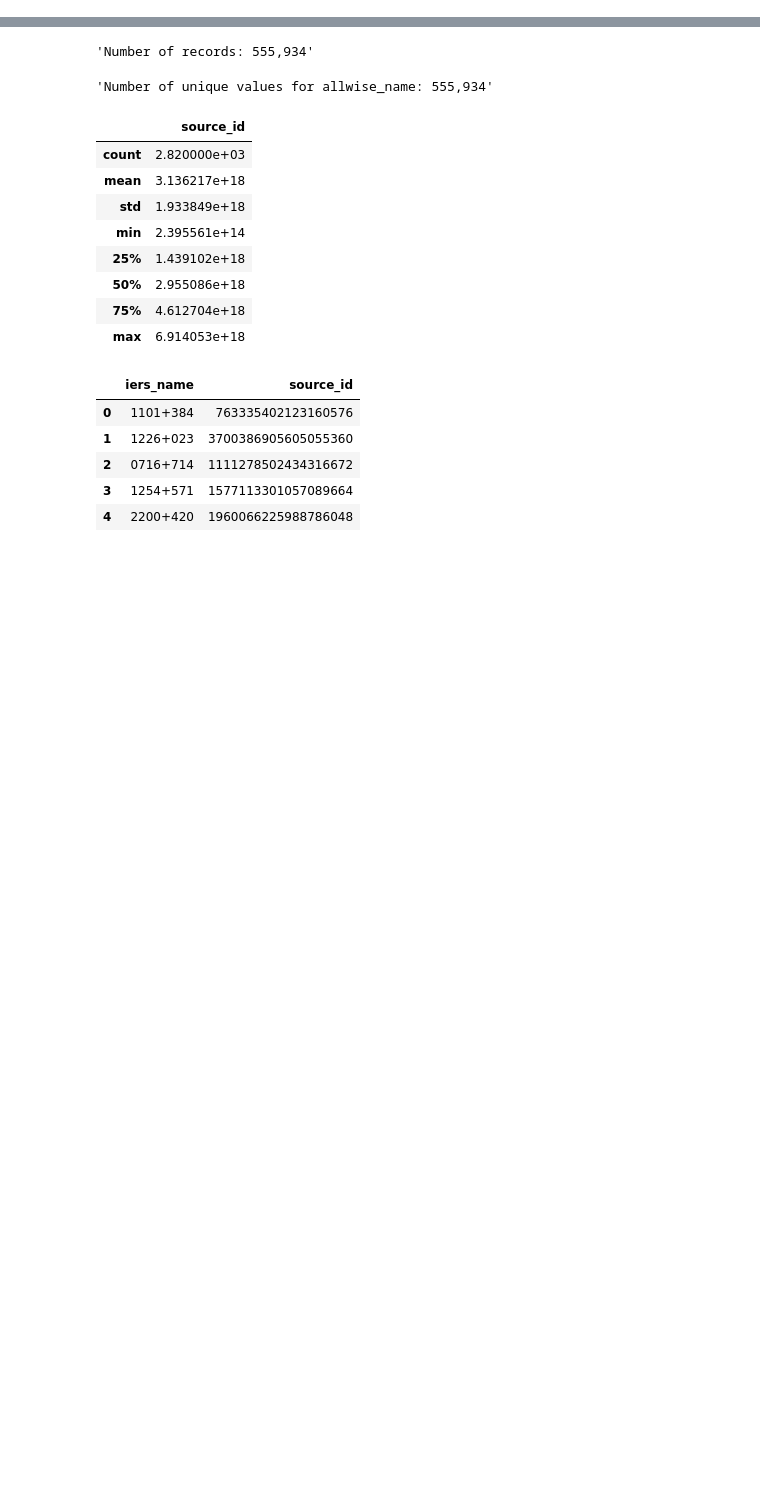
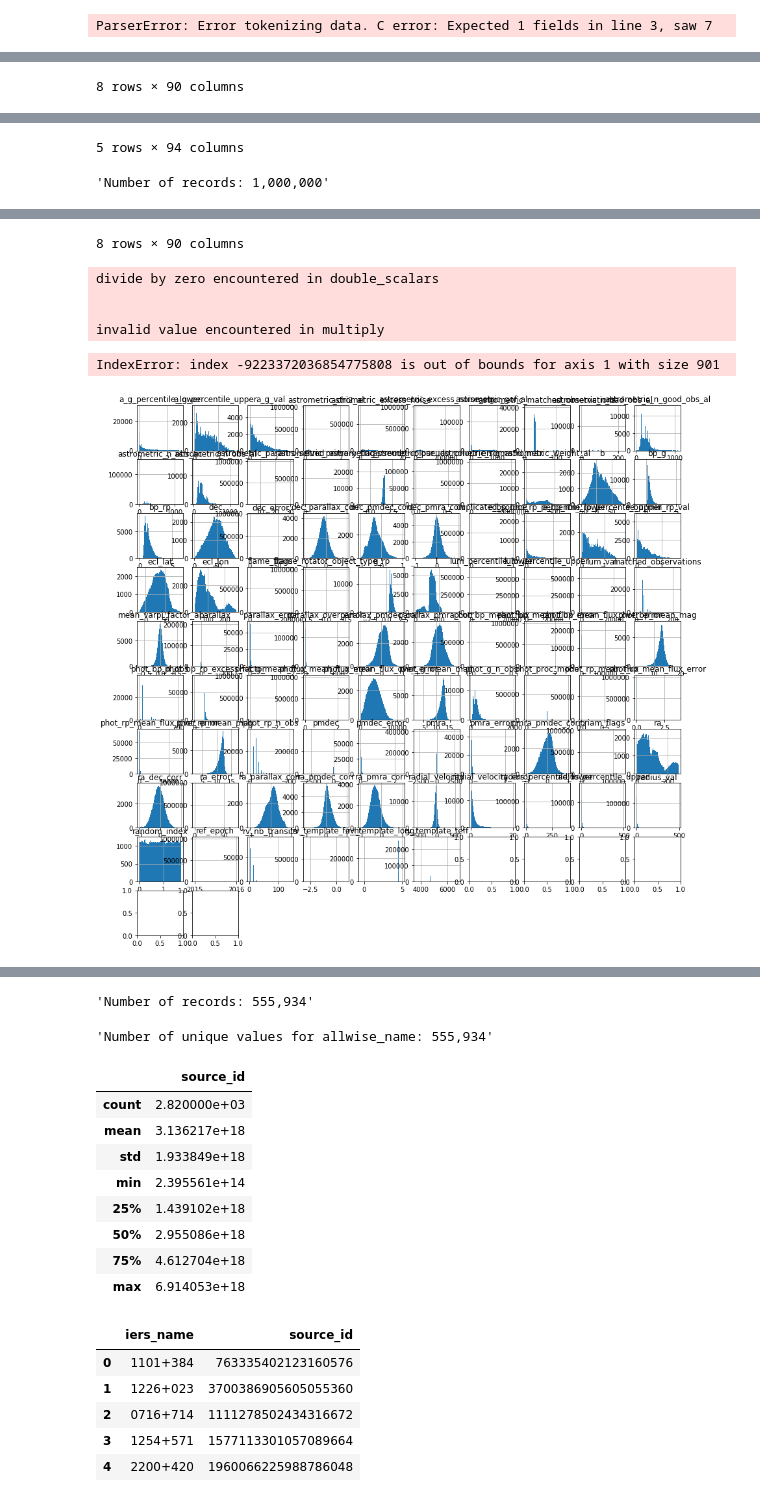
Before and after one commit to JSitter/gaia_visualization_notebook, a Jupyter notebook: Basic Descriptive Stats.ipynb, the cells around one changed output, grey strips where cells are left out. Saved outputs shown, nothing was run; the diff lists cells and outputs as text; code cells hidden in the pictures; blank space fills up the shorter version.

Commit message:
add data

```diff
--- a/Basic Descriptive Stats.ipynb
+++ b/Basic Descriptive Stats.ipynb
@@ -14,8 +19,21 @@ def stats(filename):
     display(df.head())
     return df
 
+def hist(df, figure_size=None):
+    if figure_size==None:
+        figure_size = (15,15)
+
+        display("Number of records: {:,}".format(len(df)))
+        df.hist(bins=900, figsize=figure_size)
+        return df
+
 def unique_vals(df, column_name):
     display("Number of unique values for {}: {:,}".format(column_name, len(pd.unique(df[column_name]))))
+# %%
+df = stats('random_index-700k.json')
+# %% [output]
+ParserError: Error tokenizing data. C error: Expected 1 fields in line 3, saw 7
 # %%
-df = stats("aux_allwise_agn_gdr2_cross_id.csv")
+df = stats("GaiaSource_2851858288640_1584379458008952960.csv")
+hist(df)
 # %% [output]
@@ -30,0 +49 @@ df = stats("aux_allwise_agn_gdr2_cross_id.csv")
+8 rows × 90 columns
@@ -36,0 +56,2 @@ df = stats("aux_allwise_agn_gdr2_cross_id.csv")
+5 rows × 94 columns
+'Number of records: 1,000,000'
@@ -36,0 +67,7 @@ df = stats("aux_allwise_agn_gdr2_cross_id.csv")
+8 rows × 90 columns
+divide by zero encountered in double_scalars
+
+
+invalid value encountered in multiply
+IndexError: index -9223372036854775808 is out of bounds for axis 1 with size 901
+[figure, added]
```
Also changed, not shown: parts of 15 cells of this notebook, 3 other files.
